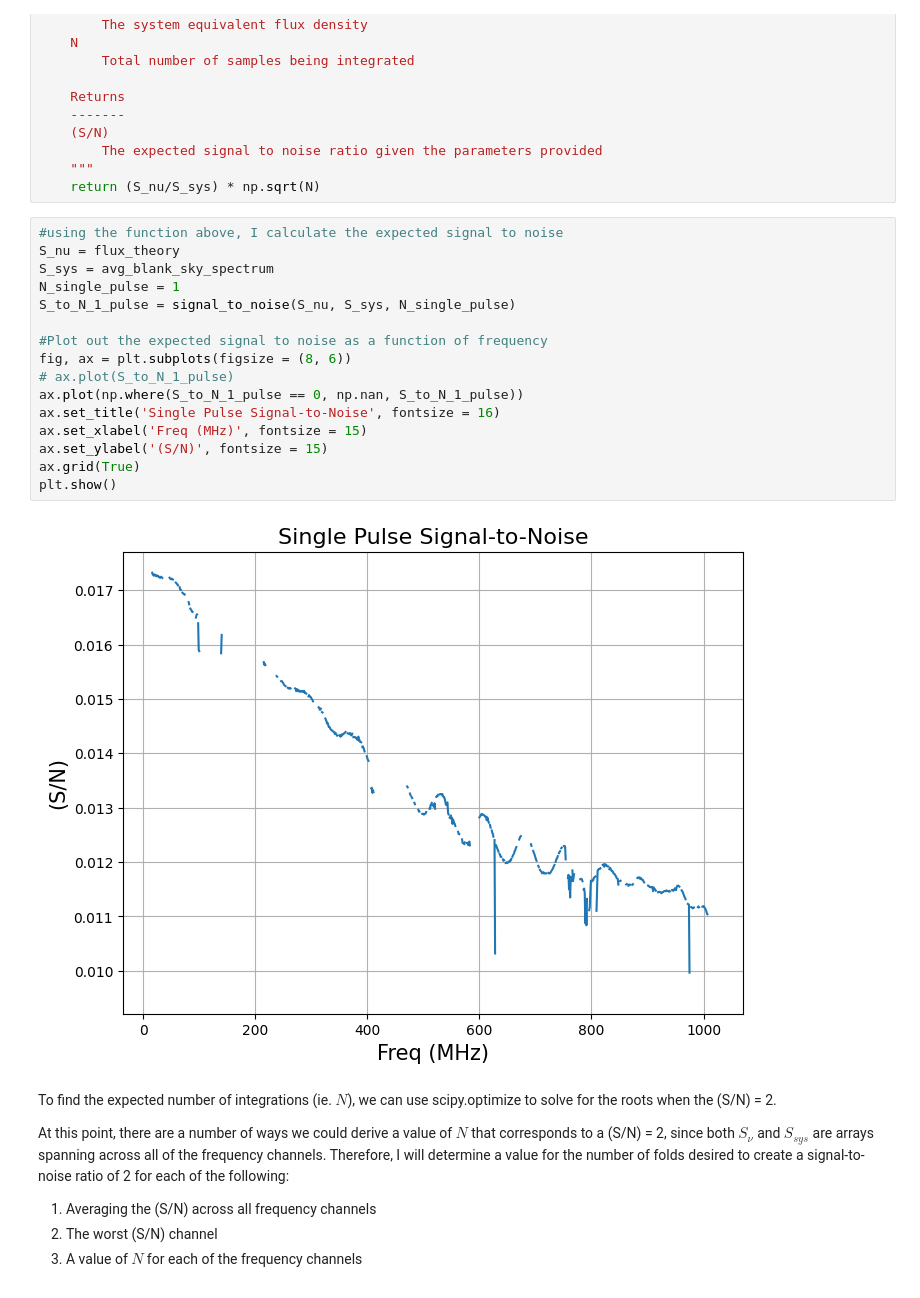
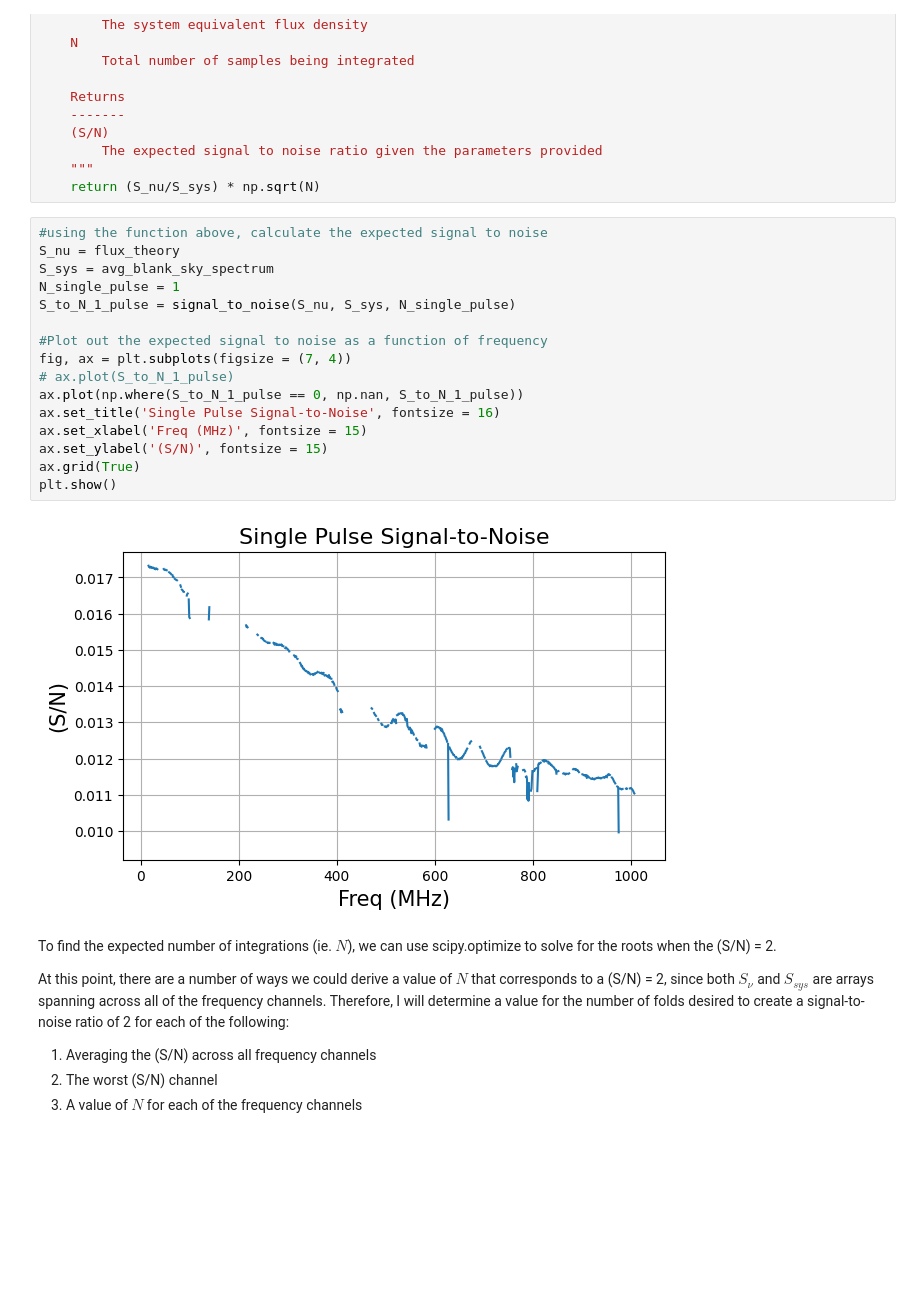
Before and after one commit to mikejafs/phys_641, a Jupyter notebook: projects/p2/part2/Project2_part2.ipynb, the cells around one changed output. Cells and saved outputs as stored; diff of their text form; blank space fills up the shorter version.

```diff
--- a/projects/p2/part2/Project2_part2.ipynb
+++ b/projects/p2/part2/Project2_part2.ipynb
@@ -145,23 +143,23 @@ def signal_to_noise(S_nu, S_sys, N):
     """
     return (S_nu/S_sys) * np.sqrt(N)
 # %%
-#using the function above, I calculate the expected signal to noise
+#using the function above, calculate the expected signal to noise
 S_nu = flux_theory
 S_sys = avg_blank_sky_spectrum
 N_single_pulse = 1
 S_to_N_1_pulse = signal_to_noise(S_nu, S_sys, N_single_pulse)
 
 #Plot out the expected signal to noise as a function of frequency
-fig, ax = plt.subplots(figsize = (8, 6))
+fig, ax = plt.subplots(figsize = (7, 4))
 # ax.plot(S_to_N_1_pulse)
 ax.plot(np.where(S_to_N_1_pulse == 0, np.nan, S_to_N_1_pulse))
 ax.set_title('Single Pulse Signal-to-Noise', fontsize = 16)
 ax.set_xlabel('Freq (MHz)', fontsize = 15)
 ax.set_ylabel('(S/N)', fontsize = 15)
 ax.grid(True)
 plt.show()
 # %% [output]
-[figure, old version]
+[figure, new version]
 # %% [markdown]
 To find the expected number of integrations (ie. $N$), we can use scipy.optimize to solve for the roots when the (S/N) = 2.
 
```
Also changed, not shown: parts of 58 cells of this notebook, 5 other files.
